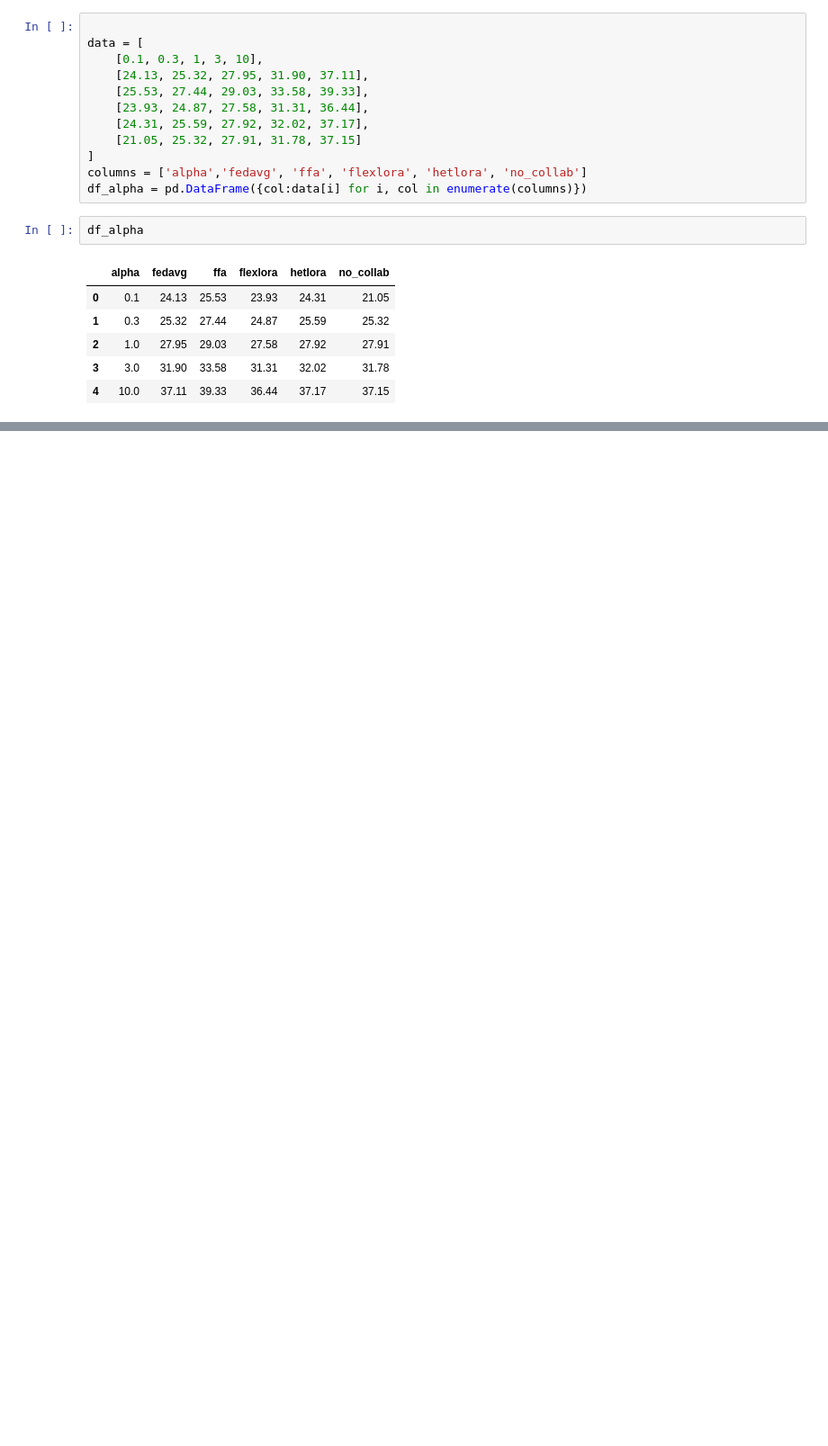
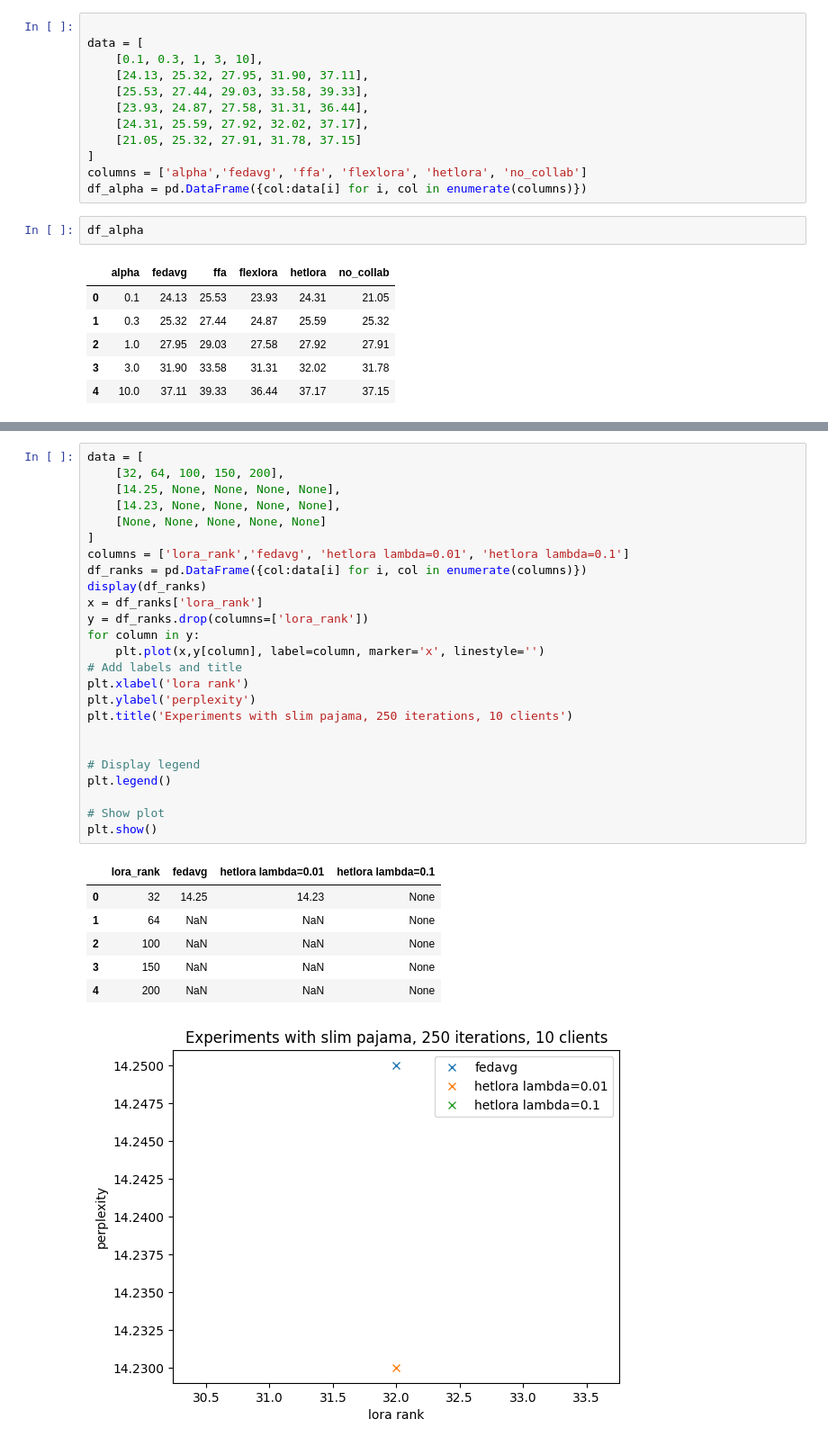
Before and after one commit to Matthew2357/project, a Jupyter notebook: first_graphs.ipynb, the cells around one changed output, grey strips where cells are left out. Shown at 90% size. Cells and saved outputs as stored; diff of their text form; blank space fills up the shorter version.

```diff
--- a/first_graphs.ipynb
+++ b/first_graphs.ipynb
@@ -184,0 +222,33 @@ plt.show()
+# %%
+data = [
+    [32, 64, 100, 150, 200],
+    [14.25, None, None, None, None],
+    [14.23, None, None, None, None],
+    [None, None, None, None, None]
+]
+columns = ['lora_rank','fedavg', 'hetlora lambda=0.01', 'hetlora lambda=0.1']
+df_ranks = pd.DataFrame({col:data[i] for i, col in enumerate(columns)})
+display(df_ranks)
+x = df_ranks['lora_rank']
+y = df_ranks.drop(columns=['lora_rank'])
+for column in y:
+    plt.plot(x,y[column], label=column, marker='x', linestyle='')
+# Add labels and title
+plt.xlabel('lora rank')
+plt.ylabel('perplexity')
+plt.title('Experiments with slim pajama, 250 iterations, 10 clients')
+
+
+# Display legend
+plt.legend()
+
+# Show plot
+plt.show()
+# %% [output]
+|  | lora_rank | fedavg | hetlora lambda=0.01 | hetlora lambda=0.1 |
+| 0 | 32 | 14.25 | 14.23 | None |
+| 1 | 64 | NaN | NaN | None |
+| 2 | 100 | NaN | NaN | None |
+| 3 | 150 | NaN | NaN | None |
+| 4 | 200 | NaN | NaN | None |
+[figure, added]
```
Also changed, not shown: parts of 6 cells of this notebook, 3 other files.
